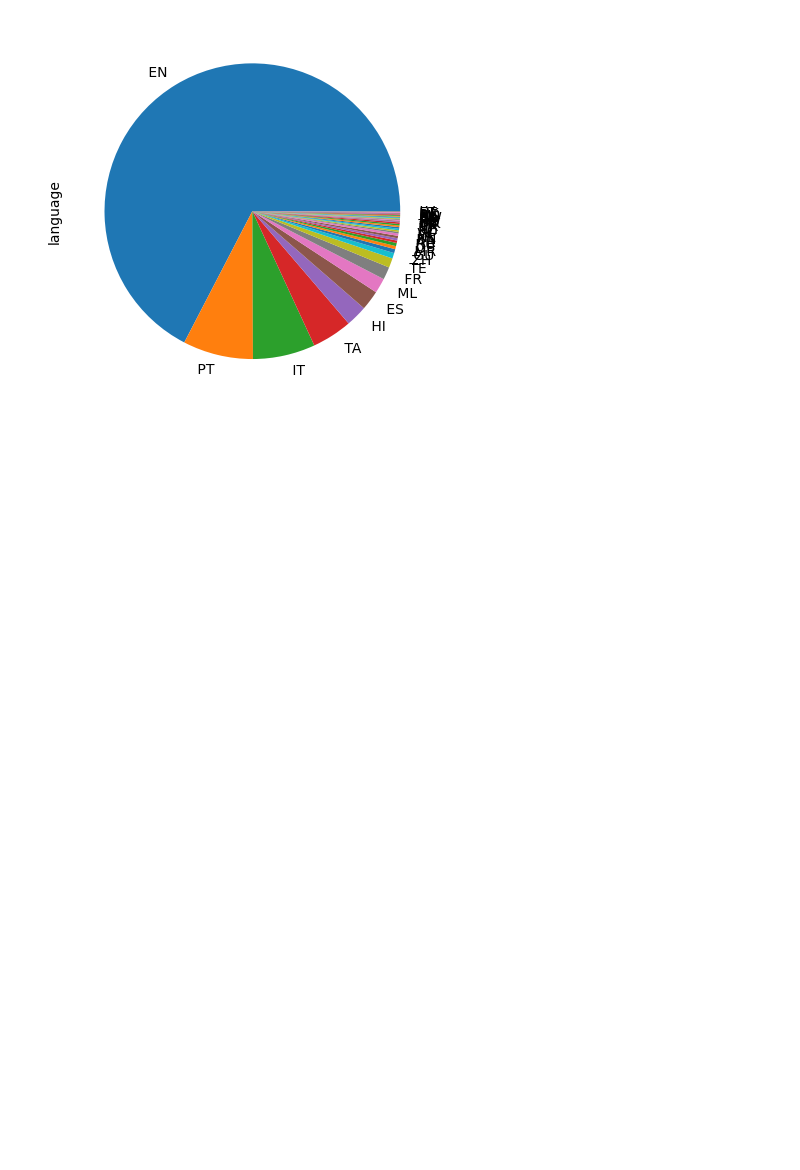
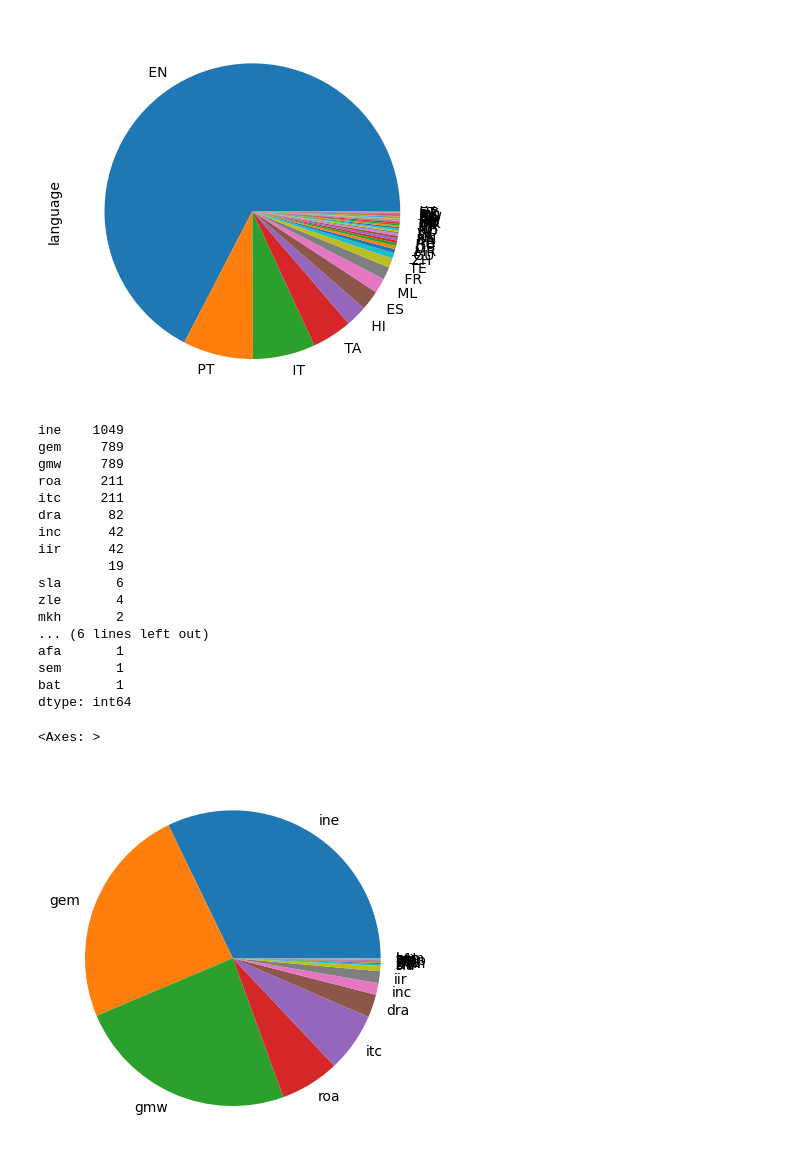
Before and after one commit to Knerten0815/GeoCougher, a Jupyter notebook: data_sneeze_exploration.ipynb, the cells around one changed output. Saved outputs shown, nothing was run; the diff lists cells and outputs as text; code cells hidden in the pictures; blank space fills up the shorter version.

```diff
--- a/data_sneeze_exploration.ipynb
+++ b/data_sneeze_exploration.ipynb
@@ -54,3 +187,27 @@ laughter_data.language.value_counts().plot(kind='pie')
 # %% [output]
 <Axes: ylabel='language'>
 [figure]
+# %%
+laughter_family_counts = pd.concat([laughter_data['family1'], laughter_data['family2'], laughter_data['family3']]).value_counts()
+print(laughter_family_counts)
+laughter_family_counts.plot(kind='pie')
+# %% [output]
+ine    1049
+gem     789
+gmw     789
+roa     211
+itc     211
+dra      82
+inc      42
+iir      42
+         19
+sla       6
+zle       4
+mkh       2
+... (6 lines left out)
+afa       1
+sem       1
+bat       1
+dtype: int64
+<Axes: >
+[figure, added]
```
Also changed, not shown: parts of 12 cells of this notebook, 1 other file.
